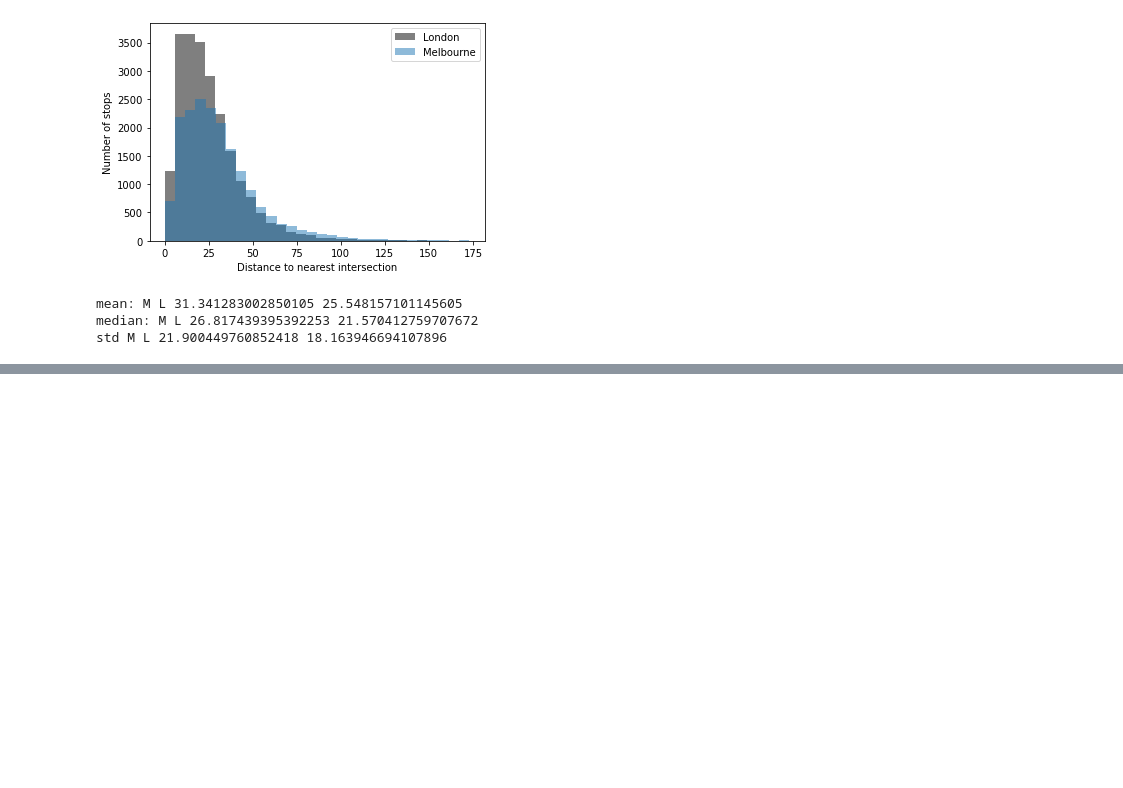
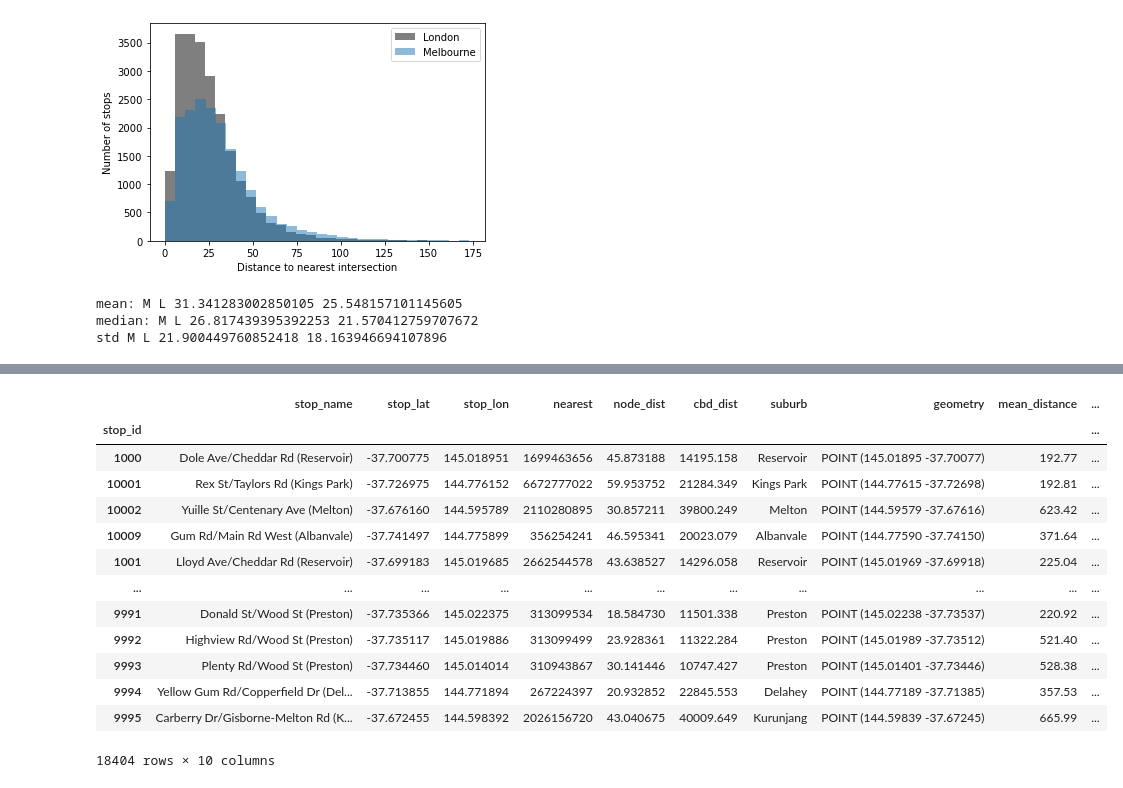
Before and after one commit to raphcanty/SDA_Project, a Jupyter notebook: Melb_Bus_Stats.ipynb, the cells around one changed output, grey strips where cells are left out. Cells and saved outputs as stored; diff of their text form; code cells hidden in the pictures; blank space fills up the shorter version.

```diff
--- a/Melb_Bus_Stats.ipynb
+++ b/Melb_Bus_Stats.ipynb
@@ -210,0 +231,18 @@ std M L 21.900449760852418 18.163946694107896
+# %%
+melb_stops['diversity'] = melb_diversity['total']
+melb_stops
+# %% [output]
+|  | stop_name | stop_lat | stop_lon | nearest | node_dist | cbd_dist | suburb | geometry | mean_distance | ... |
+| stop_id |  |  |  |  |  |  |  |  |  | ... |
+| 1000 | Dole Ave/Cheddar Rd (Reservoir) | -37.700775 | 145.018951 | 1699463656 | 45.873188 | 14195.158 | Reservoir | POINT (145.01895 -37.70077) | 192.77 | ... |
+| 10001 | Rex St/Taylors Rd (Kings Park) | -37.726975 | 144.776152 | 6672777022 | 59.953752 | 21284.349 | Kings Park | POINT (144.77615 -37.72698) | 192.81 | ... |
+| 10002 | Yuille St/Centenary Ave (Melton) | -37.676160 | 144.595789 | 2110280895 | 30.857211 | 39800.249 | Melton | POINT (144.59579 -37.67616) | 623.42 | ... |
+| 10009 | Gum Rd/Main Rd West (Albanvale) | -37.741497 | 144.775899 | 356254241 | 46.595341 | 20023.079 | Albanvale | POINT (144.77590 -37.74150) | 371.64 | ... |
+| 1001 | Lloyd Ave/Cheddar Rd (Reservoir) | -37.699183 | 145.019685 | 2662544578 | 43.638527 | 14296.058 | Reservoir | POINT (145.01969 -37.69918) | 225.04 | ... |
+| ... | ... | ... | ... | ... | ... | ... | ... | ... | ... | ... |
+| 9991 | Donald St/Wood St (Preston) | -37.735366 | 145.022375 | 313099534 | 18.584730 | 11501.338 | Preston | POINT (145.02238 -37.73537) | 220.92 | ... |
+| 9992 | Highview Rd/Wood St (Preston) | -37.735117 | 145.019886 | 313099499 | 23.928361 | 11322.284 | Preston | POINT (145.01989 -37.73512) | 521.40 | ... |
+| 9993 | Plenty Rd/Wood St (Preston) | -37.734460 | 145.014014 | 310943867 | 30.141446 | 10747.427 | Preston | POINT (145.01401 -37.73446) | 528.38 | ... |
+| 9994 | Yellow Gum Rd/Copperfield Dr (Del... | -37.713855 | 144.771894 | 267224397 | 20.932852 | 22845.553 | Delahey | POINT (144.77189 -37.71385) | 357.53 | ... |
+| 9995 | Carberry Dr/Gisborne-Melton Rd (K... | -37.672455 | 144.598392 | 2026156720 | 43.040675 | 40009.649 | Kurunjang | POINT (144.59839 -37.67245) | 665.99 | ... |
+18404 rows × 10 columns
```
Also changed, not shown: parts of 2 cells of this notebook.
